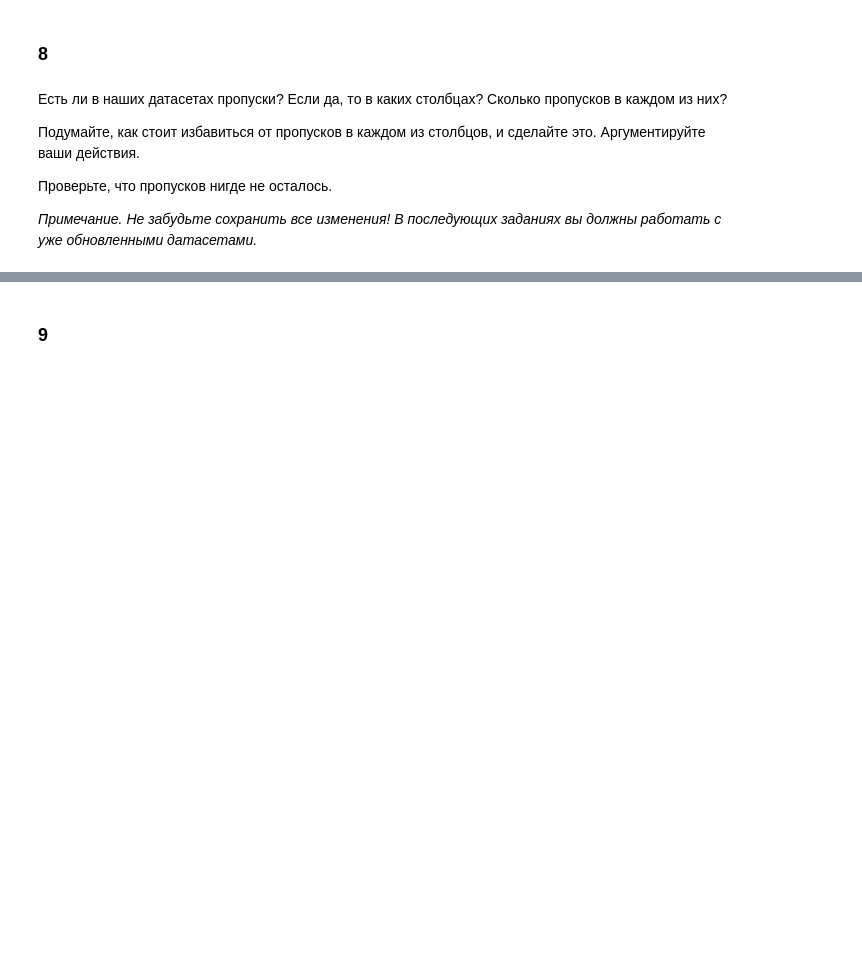
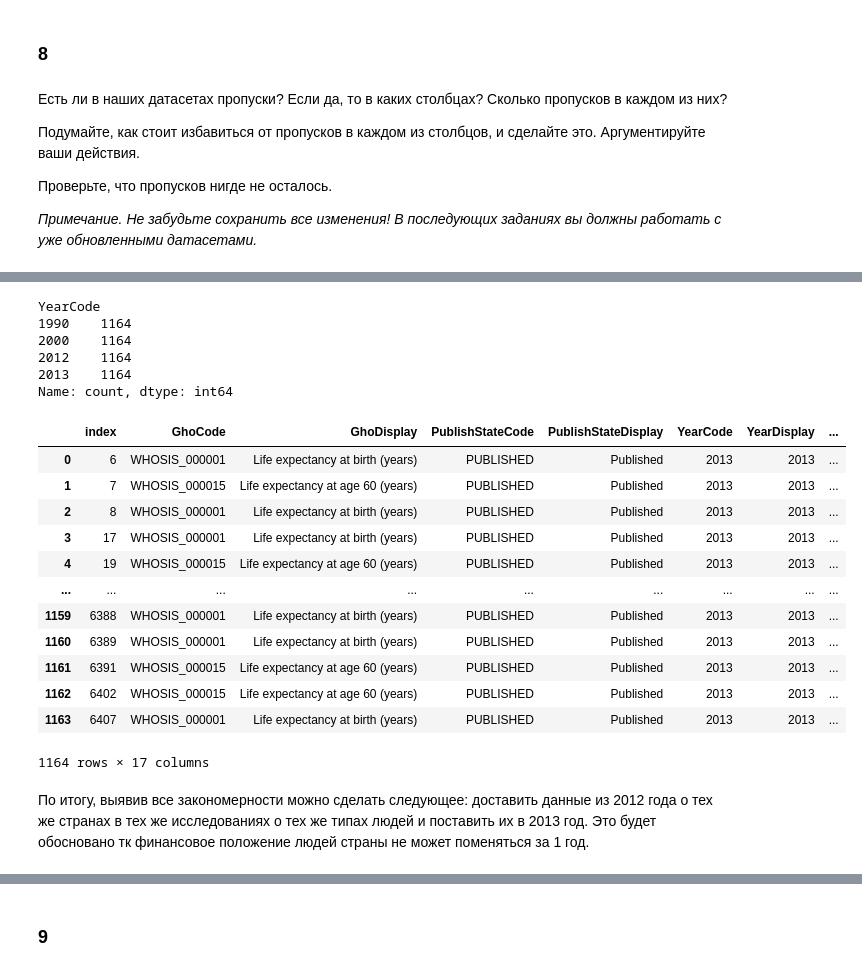
Before and after one commit to evslou/DS, a Jupyter notebook: MMDA&ML/HW 1 - Numpy. Pandas.ipynb, the cells around one changed output, grey strips where cells are left out. Saved outputs shown, nothing was run; the diff lists cells and outputs as text; code cells hidden in the pictures; blank space fills up the shorter version.

```diff
--- a/MMDA&ML/HW 1 - Numpy. Pandas.ipynb
+++ b/MMDA&ML/HW 1 - Numpy. Pandas.ipynb
@@ -442,0 +612,32 @@ lifeExp
+# %%
+df1 = lifeExp[lifeExp.GhoDisplay != 'Healthy life expectancy (HALE) at birth (years)']
+df1.YearCode.value_counts()
+# %% [output]
+YearCode
+1990    1164
+2000    1164
+2012    1164
+2013    1164
+Name: count, dtype: int64
+# %%
+df2 = pd.merge(df1[df1.YearCode == 2013].drop(['WorldBankIncomeGroupGroupCode', 'WorldBankIncomeGroupDisplay'], axis=1), \
+         df1[df1.YearCode == 2012][['CountryCode', 'GhoCode', 'SexCode', 'WorldBankIncomeGroupDisplay', 'WorldBankIncomeGroupGroupCode']], \
+         how='inner', on=['CountryCode', 'GhoCode', 'SexCode'])
+df2
+# %% [output]
+|  | index | GhoCode | GhoDisplay | PublishStateCode | PublishStateDisplay | YearCode | YearDisplay | ... |
+| 0 | 6 | WHOSIS_000001 | Life expectancy at birth (years) | PUBLISHED | Published | 2013 | 2013 | ... |
+| 1 | 7 | WHOSIS_000015 | Life expectancy at age 60 (years) | PUBLISHED | Published | 2013 | 2013 | ... |
+| 2 | 8 | WHOSIS_000001 | Life expectancy at birth (years) | PUBLISHED | Published | 2013 | 2013 | ... |
+| 3 | 17 | WHOSIS_000001 | Life expectancy at birth (years) | PUBLISHED | Published | 2013 | 2013 | ... |
+| 4 | 19 | WHOSIS_000015 | Life expectancy at age 60 (years) | PUBLISHED | Published | 2013 | 2013 | ... |
+| ... | ... | ... | ... | ... | ... | ... | ... | ... |
+| 1159 | 6388 | WHOSIS_000001 | Life expectancy at birth (years) | PUBLISHED | Published | 2013 | 2013 | ... |
+| 1160 | 6389 | WHOSIS_000001 | Life expectancy at birth (years) | PUBLISHED | Published | 2013 | 2013 | ... |
+| 1161 | 6391 | WHOSIS_000015 | Life expectancy at age 60 (years) | PUBLISHED | Published | 2013 | 2013 | ... |
+| 1162 | 6402 | WHOSIS_000015 | Life expectancy at age 60 (years) | PUBLISHED | Published | 2013 | 2013 | ... |
+| 1163 | 6407 | WHOSIS_000001 | Life expectancy at birth (years) | PUBLISHED | Published | 2013 | 2013 | ... |
+1164 rows × 17 columns
+# %% [markdown]
+По итогу, выявив все закономерности можно сделать следующее: доставить данные из 2012 года о тех же странах в тех же исследованиях о тех же типах людей и поставить их в 2013 год.
+Это будет обосновано тк финансовое положение людей страны не может поменяться за 1 год.
```
Also changed, not shown: parts of 89 cells of this notebook.
